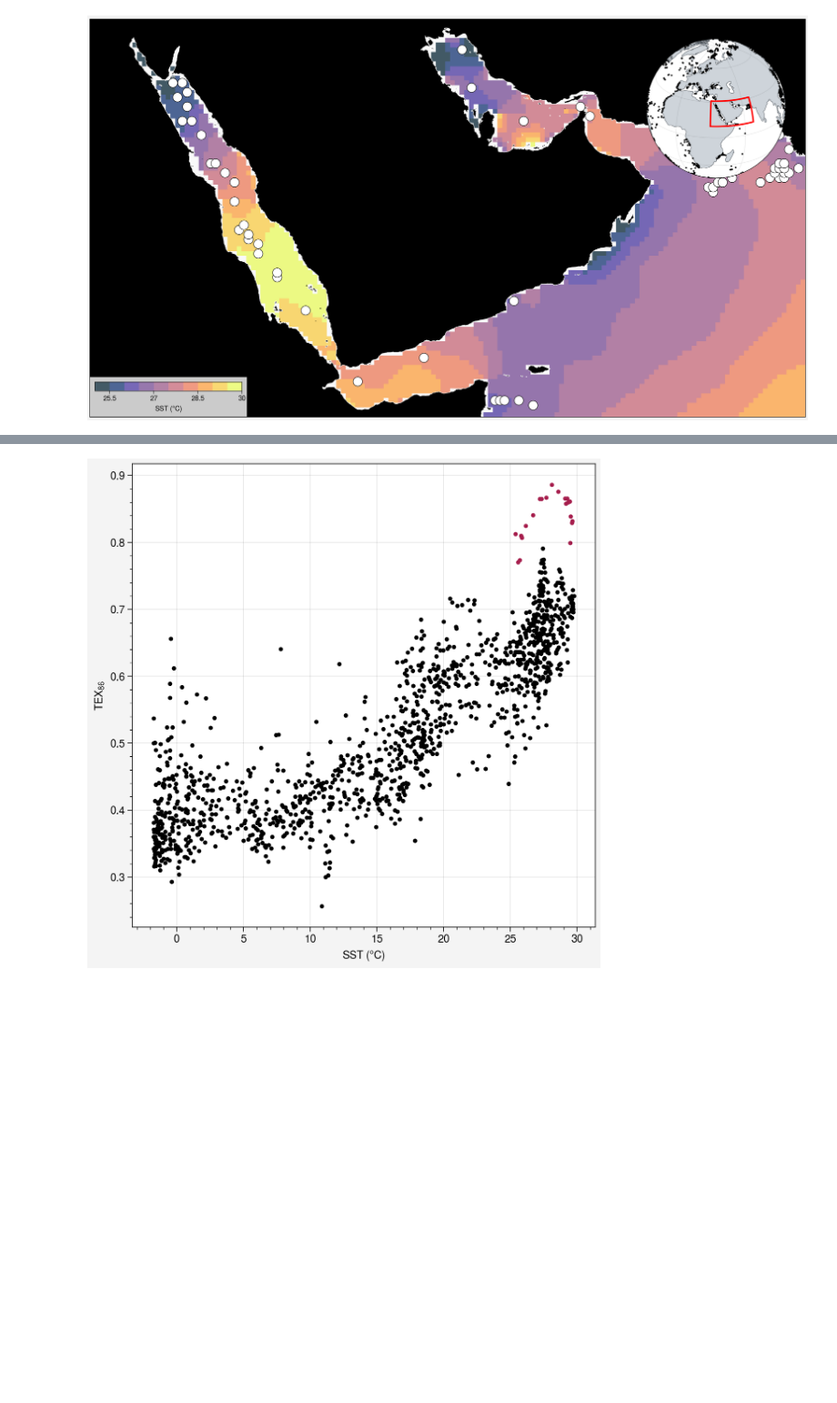
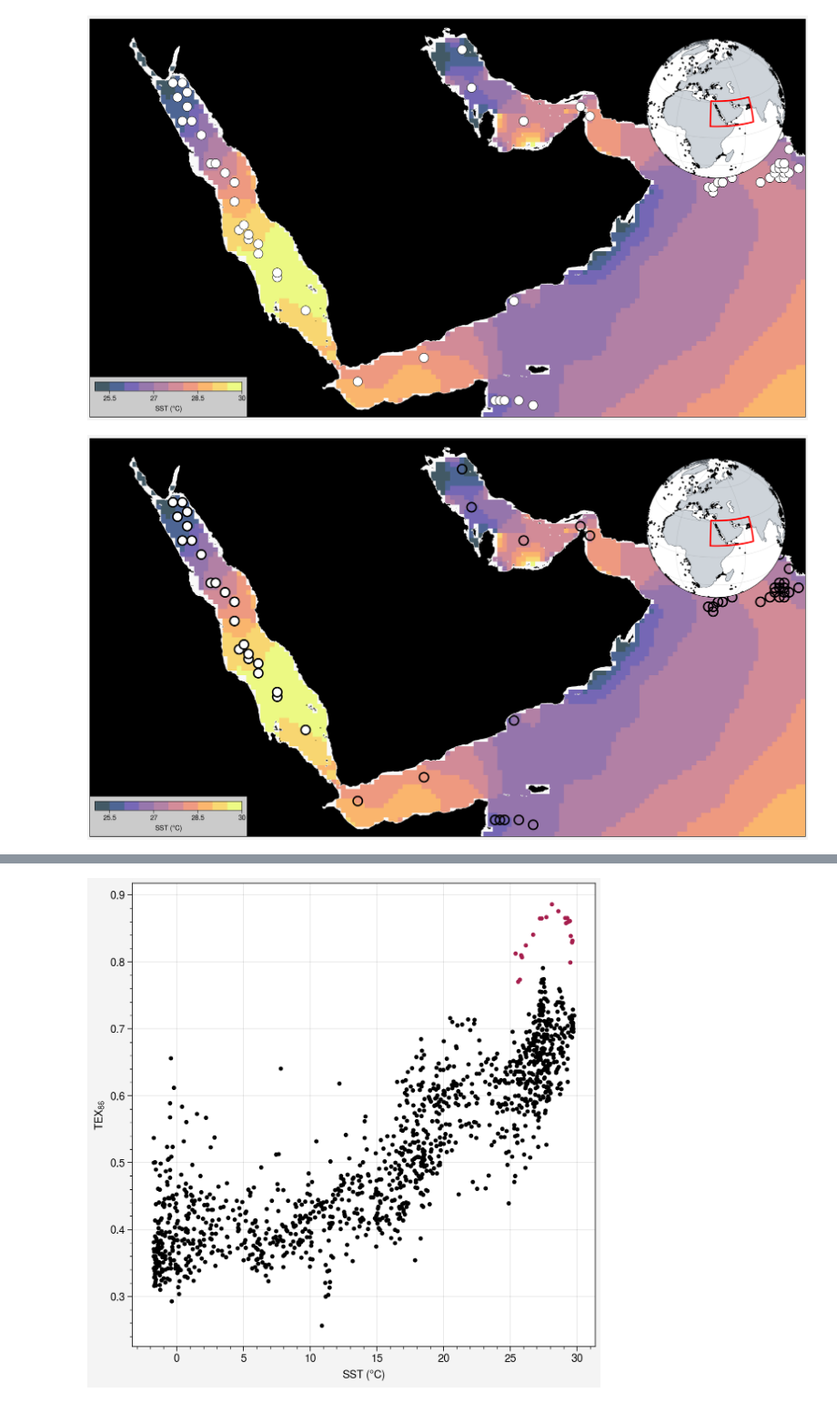
Before and after one commit to PaleoLipidRR/nutrient-effect-on-TEX, a Jupyter notebook: notebooks/viz4slides/IMOG_presentation.ipynb, the cells around one changed output, grey strips where cells are left out. Shown at 91% size. Saved outputs shown, nothing was run; the diff lists cells and outputs as text; code cells hidden in the pictures; blank space fills up the shorter version.

```diff
--- a/notebooks/viz4slides/IMOG_presentation.ipynb
+++ b/notebooks/viz4slides/IMOG_presentation.ipynb
@@ -335,3 +317,83 @@ fig.savefig(
 )
 # %% [output]
 [figure]
+# %%
+fig, axs = plot.subplots(proj='cyl',width=12,figsize=(13.33,7.49))
+plot.rc.reso = 'hi'
+lon_min, lon_max = 30.25, 68
+lat_min, lat_max = 10, 31
+gmt_bathy_da = pygmt.datasets.load_earth_relief(resolution="30s", region=[lon_min,lon_max,lat_min,lat_max], registration=None, data_source='igpp', use_srtm=False)
+
+ax = axs[0,0]
+ax.format(
+    latlabels=False,
+    lonlabels=False,
+    lonlim=(lon_min,lon_max),
+    latlim=(lat_min,lat_max),
+    coast=True,coastzorder=2,coastcolor='w',
+    land=True,landzorder=1,landcolor='k',
+    alpha=0.5,
+    grid=False
+)
+
+plot_data = woas23_temp.isel(depth=0)
+plot_lat = woas23_temp.lat
+plot_lon = woas23_temp.lon
+
+m = ax.pcolormesh(plot_lon,plot_lat,plot_data,cmap='thermal',levels=np.arange(25,30.5,0.5),alpha=0.75,zorder=0)
+# ax.contour(plot_lon,plot_lat,plot_data,linecolor='black',linewidth=0.25,levels=np.arange(-5000,5100,200))
+ax.colorbar(m,loc='ll',shrink=20,title=r'SST ($\degree$C)')
+
+#####
+# plot_x = coretop_df['lon']
+# plot_y = coretop_df['lat']
+# ax.scatter(plot_x,plot_y,c='w',mec='k',m='o',s=150,zorder=3)
+
+grouped = coretop_df.groupby('region_ID')
+for name, group in grouped:
+    plot_x = group['lon']
+    plot_y = group['lat']
+    ax.scatter(plot_x,plot_y,
+            # c='pink9' if name==31 else 'w',
+            facecolor='w' if name==31 else 'none',
+            mec='k',mew=2,
+            m='o',s=150,zorder=3)
+
+
+##########################
+# Create an inset axis overlapping on the top right corner of axs[0]
+plot.rc.reso = 'lo'
+ax_inset = axs[0].inset_axes([0.7, 0.6, 0.35, 0.35],
+                             proj='ortho',proj_kw={'lon_0':35,'lat_0':25})
+ax_inset.format(land=True,
+                landcolor='gray4',landzorder=0,
+                grid=True,
+                coast=True, coastcolor='gray7',coastlinewidth=0.5,coastzorder=1,
+                )
+
+
+# Your modified code section:
+# Replace this part:
+# rect = Rectangle((lon_min,lat_min), lon_max - lon_min, lat_max - lat_min, edgecolor='red9',
+#                  facecolor='none',transform=ccrs.PlateCarree())
+# ax_inset.add_patch(rect)
+
+# With this:
+boundary_lons, boundary_lats = create_latlon_boundary(lon_min, lon_max, lat_min, lat_max, n_points=50)
+
+# Method 1: Using plot (recommended - simple and effective)
+ax_inset.plot(boundary_lons, boundary_lats, 'red', linewidth=2,
+              transform=ccrs.PlateCarree(), zorder=10)
+ax_inset.scatter(coretop_df['lon'],coretop_df['lat'],m='.',c='k',s=10,zorder=2)
+
+
+
+
+fpath = f'/home/rrattan/Documents/GitHub/nutrient-effect-on-TEX/figures/viz_for_presentations/IMOG2025'
+fname = 'thermocline_depth_reasea'
+fig.savefig(
+    os.path.join(fpath,fname+'.png'),
+    box_inches='tight',embed_fonts=True,dpi=600
+)
+# %% [output]
+[figure, added]
```
Also changed, not shown: parts of 3 cells of this notebook, 6 other files.
